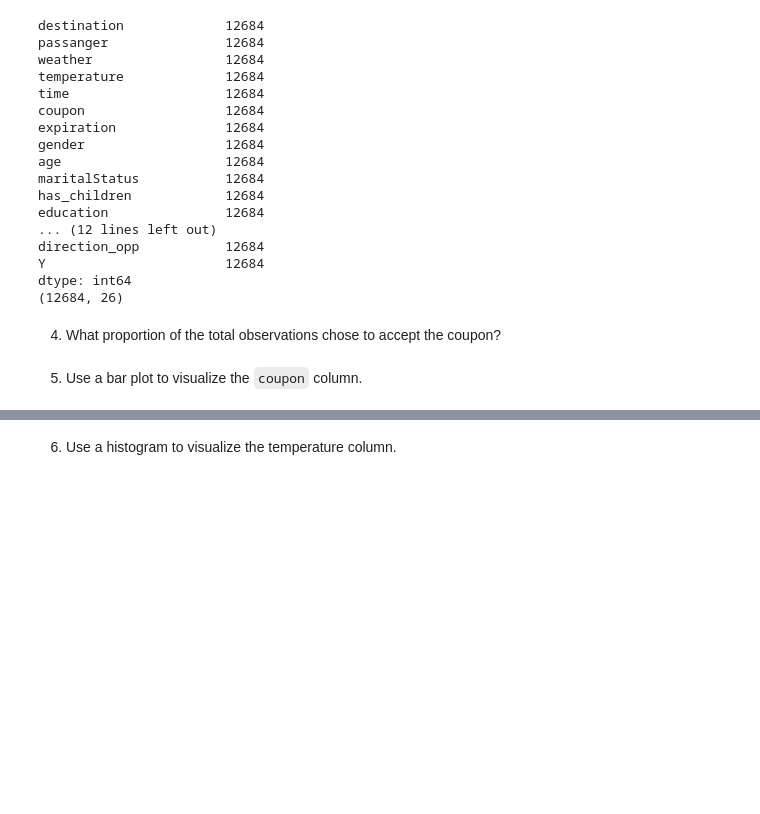
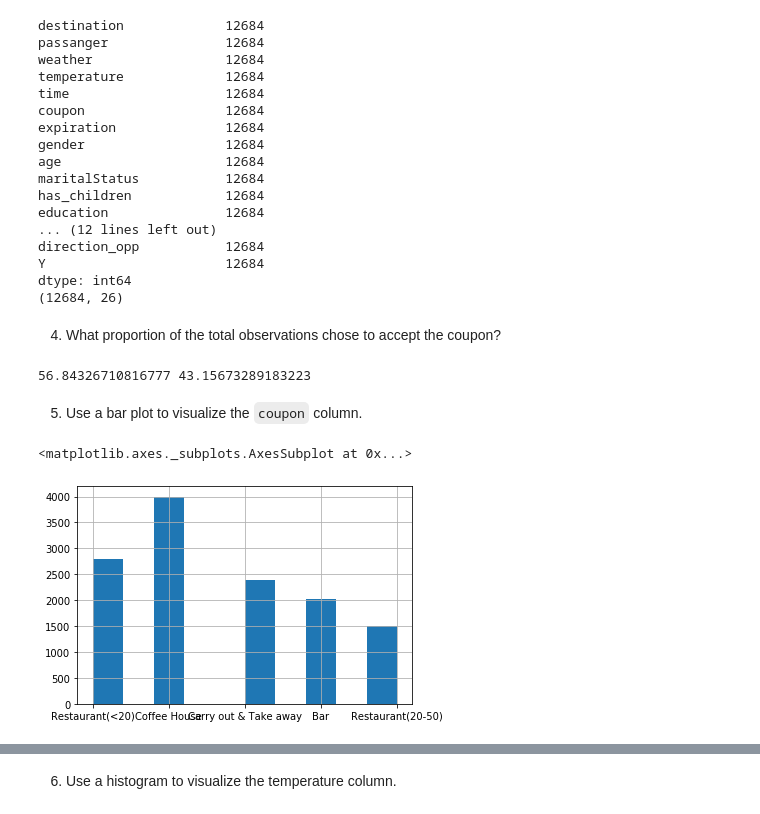
Before and after one commit to purnamididuddi/coupon_acceptance, a Jupyter notebook: coupon_analysis.ipynb, the cells around one changed output, grey strips where cells are left out. Saved outputs shown, nothing was run; the diff lists cells and outputs as text; code cells hidden in the pictures; blank space fills up the shorter version.

Commit message:
Some initial visuals

```diff
--- a/coupon_analysis.ipynb
+++ b/coupon_analysis.ipynb
@@ -270,5 +271,16 @@ dtype: int64
 (12684, 26)
 # %% [markdown]
 4. What proportion of the total observations chose to accept the coupon?
+# %%
+coupon_accept_pct = data.query("Y==1")['Y'].count()*100/data['Y'].count()
+coupon_reject_pct = 100 - coupon_accept_pct
+print(coupon_accept_pct, coupon_reject_pct)
+# %% [output]
+56.84326710816777 43.15673289183223
 # %% [markdown]
 5. Use a bar plot to visualize the `coupon` column.
+# %%
+data['coupon'].hist()
+# %% [output]
+<matplotlib.axes._subplots.AxesSubplot at 0x...>
+[figure, added]
```
Also changed, not shown: parts of 5 cells of this notebook.
